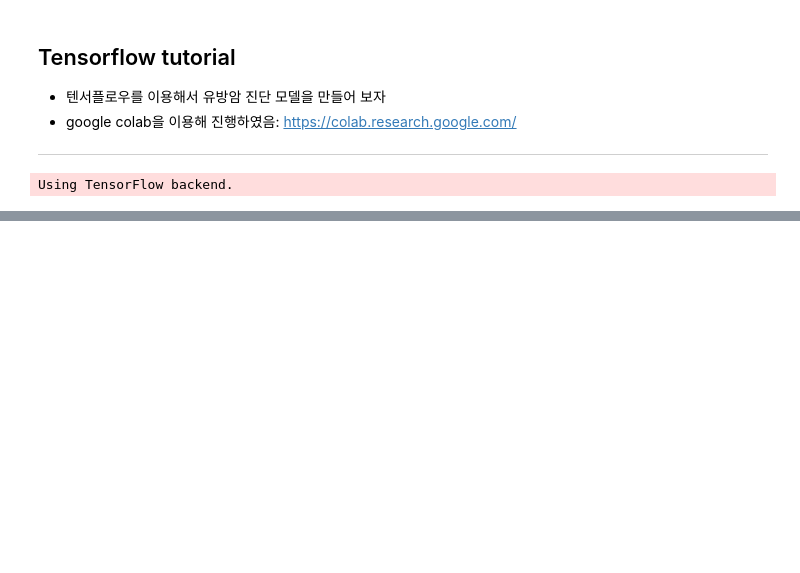
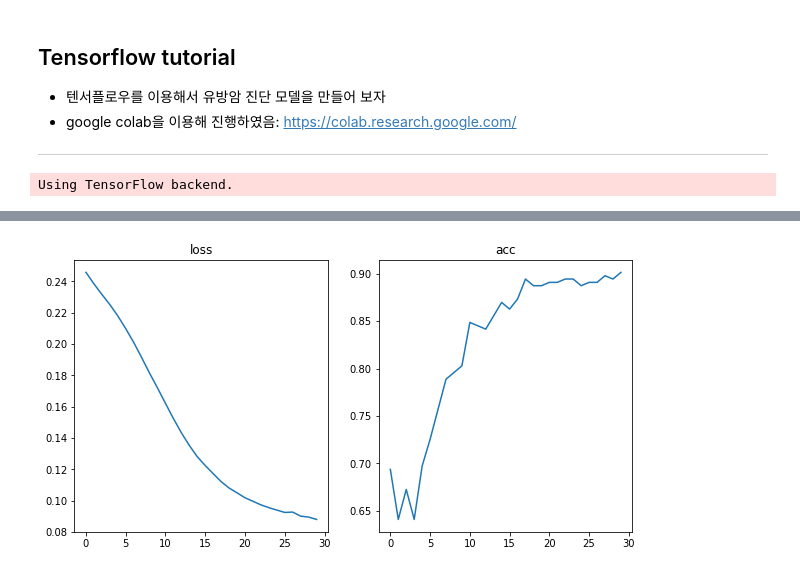
Before and after one commit to boringariel/Tensorflow, a Jupyter notebook: breast_cancer.ipynb, the cells around one changed output, grey strips where cells are left out. Cells and saved outputs as stored; diff of their text form; code cells hidden in the pictures; blank space fills up the shorter version.

```diff
--- a/breast_cancer.ipynb
+++ b/breast_cancer.ipynb
@@ -66,7 +88,4 @@ W0619 04:02:21.853404 140343273498496 deprecation_wrapper.py:119] From /usr/loca
 # %%
-model.compile(loss='mean_squared_error',optimizer='adam',metrics=['accuracy'])
-# 평균 제곱 오차 함수를 사용함, 최적화: adam 방식 사용
-
-model.fit(x,y,epochs=30,batch_size=10)
+tf_model = model.fit(x,y,epochs=30,batch_size=10)
 #epochs: 학습 횟수, batch_size: 10개 묶음으로 학습시킴
 # %% [output]
@@ -102,0 +119,12 @@ print("\n Accuracy: %.4f"%(model.evaluate(x,y)[1]))
+# %%
+#loss, acc 현황을 그래프로 확인
+plt.figure(figsize=(10, 5))
+plt.subplot(1, 2, 1)
+plt.plot(tf_model.history['loss'])
+plt.title("loss")
+plt.subplot(1, 2, 2)
+plt.title("acc")
+plt.plot(tf_model.history['acc'])
+plt.show()
+# %% [output]
+[figure, added]
```
Also changed, not shown: parts of 16 cells of this notebook.
